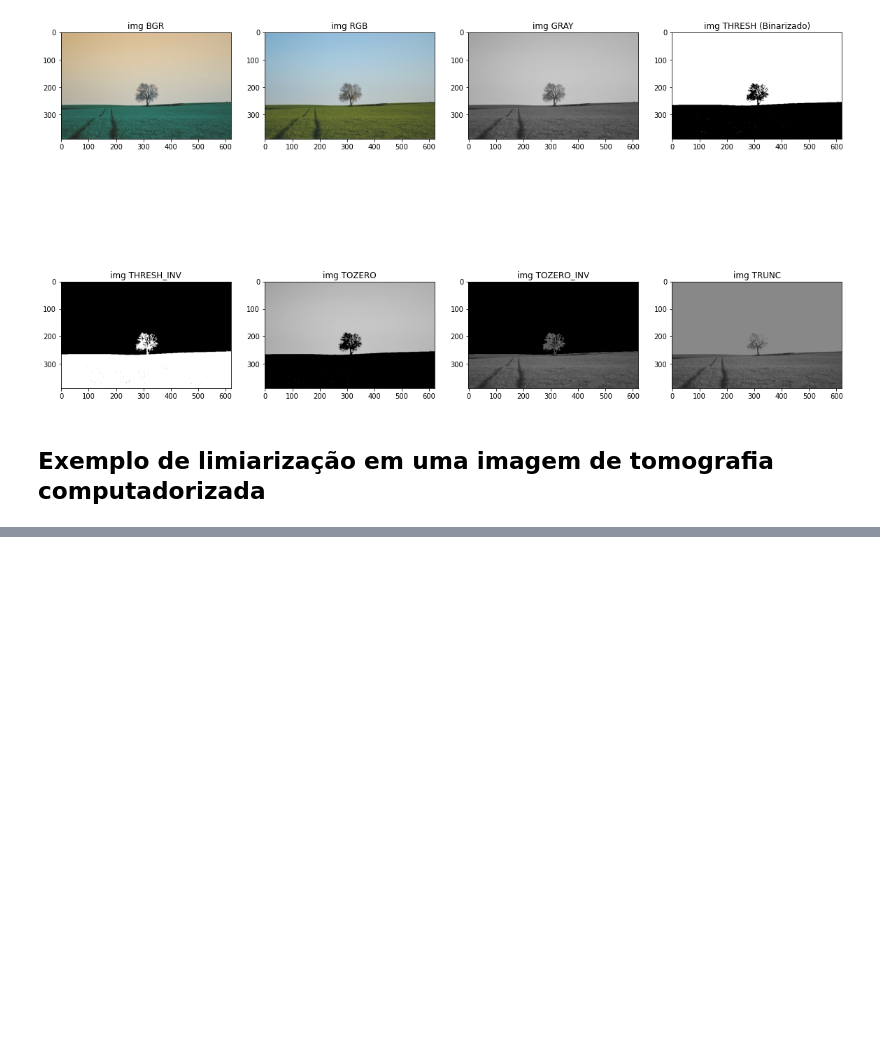
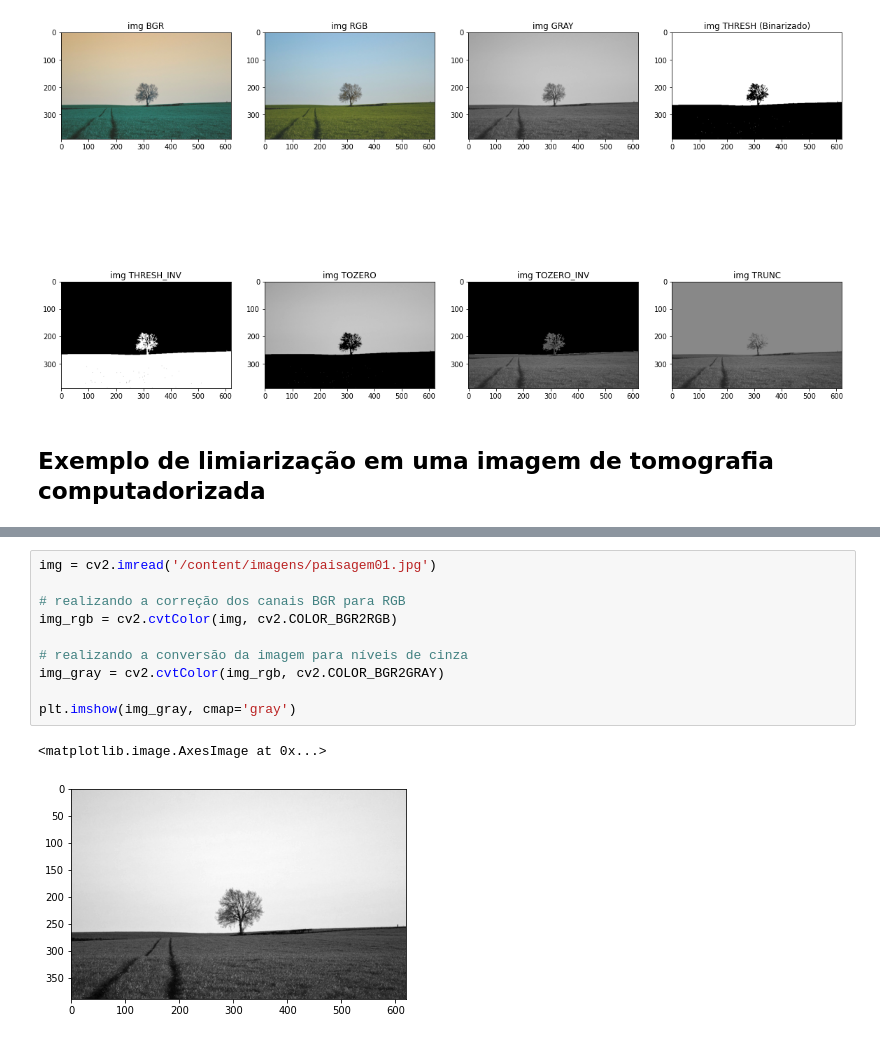
Before and after one commit to AlanMarquesRocha/segmentacao_imagens_pdi, a Jupyter notebook: segmentacao_imagens_pt1.ipynb, the cells around one changed output, grey strips where cells are left out. Saved outputs shown, nothing was run; the diff lists cells and outputs as text; blank space fills up the shorter version.

```diff
--- a/segmentacao_imagens_pt1.ipynb
+++ b/segmentacao_imagens_pt1.ipynb
@@ -244,0 +251,13 @@ thresh_image(img_gray, 101)
+# %%
+img = cv2.imread('/content/imagens/paisagem01.jpg')
+
+# realizando a correção dos canais BGR para RGB
+img_rgb = cv2.cvtColor(img, cv2.COLOR_BGR2RGB)
+
+# realizando a conversão da imagem para níveis de cinza
+img_gray = cv2.cvtColor(img_rgb, cv2.COLOR_BGR2GRAY)
+
+plt.imshow(img_gray, cmap='gray')
+# %% [output]
+<matplotlib.image.AxesImage at 0x...>
+[figure, added]
```
Also changed, not shown: parts of 8 cells of this notebook.
